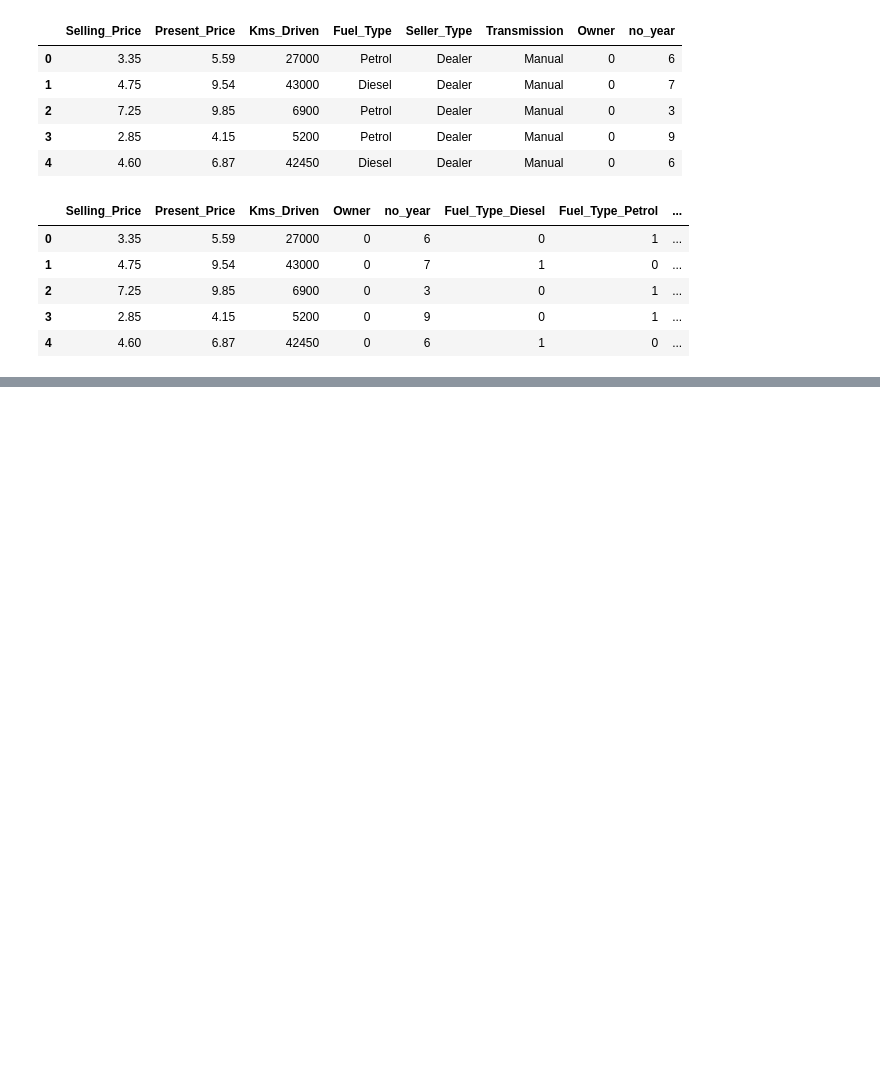
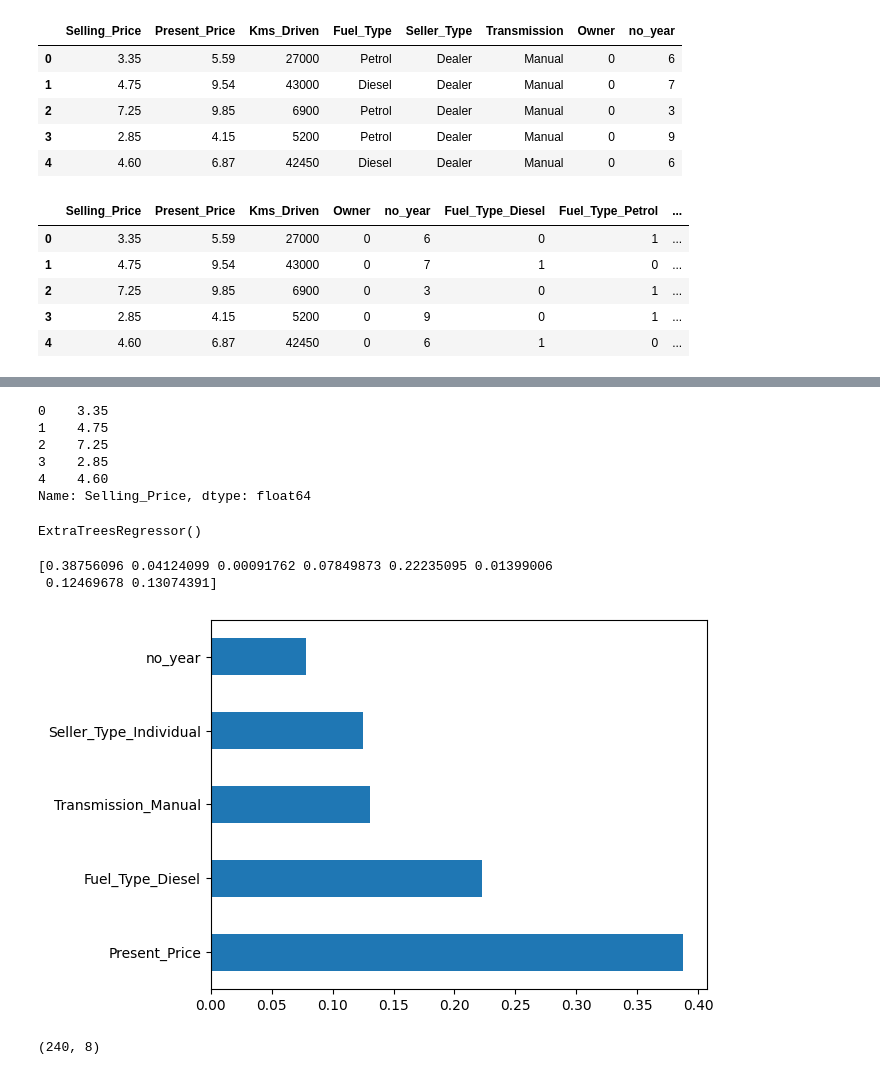
Before and after one commit to ayush762/.ipynb_checkpoints, a Jupyter notebook: Carprediction.ipynb, the cells around one changed output, grey strips where cells are left out. Cells and saved outputs as stored; diff of their text form; code cells hidden in the pictures; blank space fills up the shorter version.

```diff
--- a/Carprediction.ipynb
+++ b/Carprediction.ipynb
@@ -115,0 +145,4 @@ final_dataset.head()
+# %%
+# independent and dependent variables
+X = final_dataset.iloc[:,1:]
+Y = final_dataset.iloc[:,0]
@@ -115,0 +158,28 @@ final_dataset.head()
+# %%
+Y.head()
+# %% [output]
+0    3.35
+1    4.75
+2    7.25
+3    2.85
+4    4.60
+Name: Selling_Price, dtype: float64
+# %%
+##Feature Importance
+from sklearn.ensemble import ExtraTreesRegressor
+model = ExtraTreesRegressor()
+model.fit(X,Y)
+# %% [output]
+ExtraTreesRegressor()
+# %%
+print(model.feature_importances_)
+# %% [output]
+[0.38756096 0.04124099 0.00091762 0.07849873 0.22235095 0.01399006
+ 0.12469678 0.13074391]
+# %%
+#plot graph of feature importance for better visualisation
+feat_importance  = pd.Series(model.feature_importances_, index = X.columns)
+feat_importance.nlargest(5).plot(kind = 'barh')
+plt.show()
+# %% [output]
+[figure, added]
@@ -115,0 +189,4 @@ final_dataset.head()
+# %%
+X_train.shape
+# %% [output]
+(240, 8)
```
Also changed, not shown: parts of 9 cells of this notebook.
